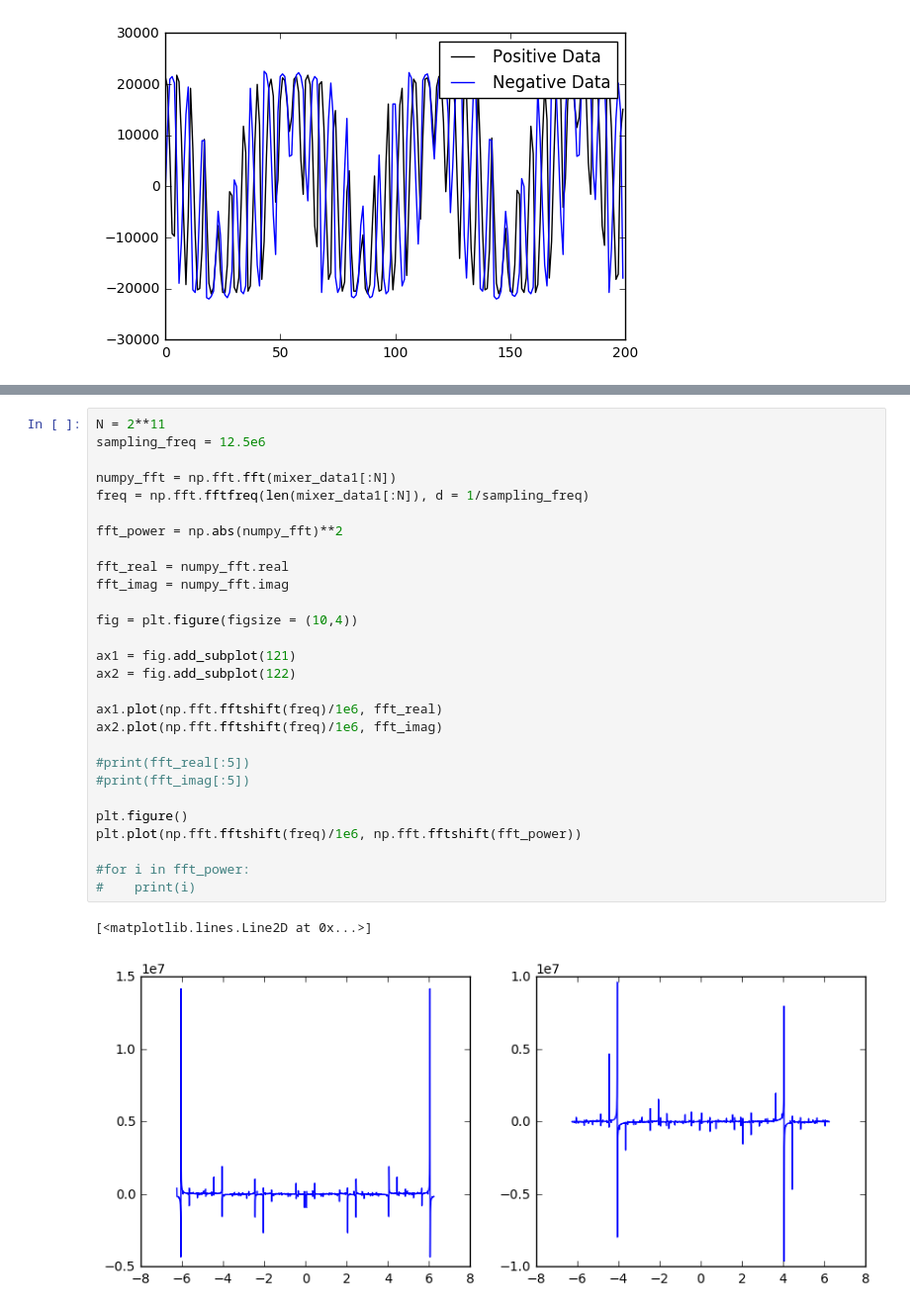
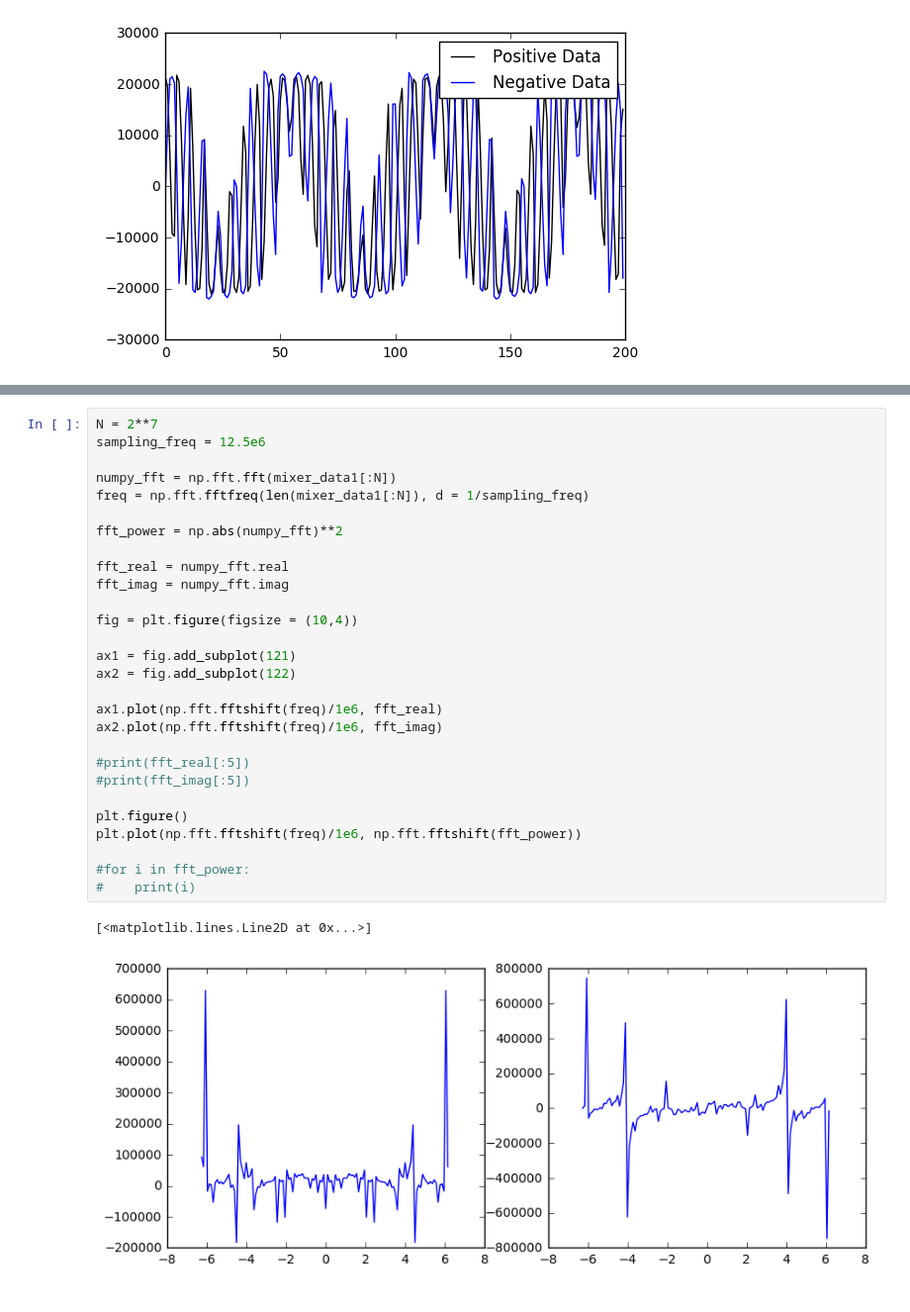
Before and after one commit to arthurm101/radiolab, a Jupyter notebook: Lab 1/Lab1_Mixer.ipynb, the cells around one changed output, grey strips where cells are left out. Shown at 99% size. Drawn from its saved outputs; the diff is of its cells as text.

```diff
--- a/Lab 1/Lab1_Mixer.ipynb
+++ b/Lab 1/Lab1_Mixer.ipynb
@@ -665,31 +665,31 @@ idft = ugradio.dft.idft(zero_fft, f = freq_arr)
 # %%
-N = 2**11
+N = 2**7
 sampling_freq = 12.5e6
 
 numpy_fft = np.fft.fft(mixer_data1[:N])
 freq = np.fft.fftfreq(len(mixer_data1[:N]), d = 1/sampling_freq)
 
 fft_power = np.abs(numpy_fft)**2
 
 fft_real = numpy_fft.real
 fft_imag = numpy_fft.imag
 
 fig = plt.figure(figsize = (10,4))
 
 ax1 = fig.add_subplot(121)
 ax2 = fig.add_subplot(122)
 
 ax1.plot(np.fft.fftshift(freq)/1e6, fft_real)
 ax2.plot(np.fft.fftshift(freq)/1e6, fft_imag)
 
 #print(fft_real[:5])
 #print(fft_imag[:5])
 
 plt.figure()
 plt.plot(np.fft.fftshift(freq)/1e6, np.fft.fftshift(fft_power))
 
 #for i in fft_power:
 #    print(i)
 # %% [output]
 [<matplotlib.lines.Line2D at 0x...>]
-[figure, old version]
+[figure, new version]
```
Also changed, not shown: parts of 26 cells of this notebook, 4 other files.
